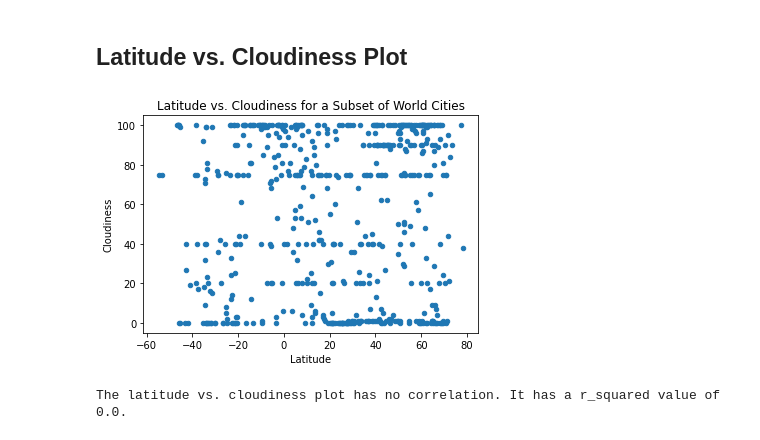
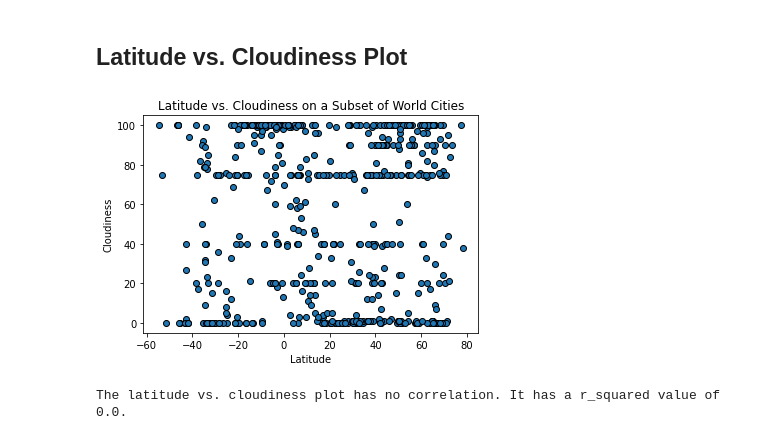
Before and after one commit to cjvilla/Analysis-of-Weather-and-Vacation-Patterns, a Jupyter notebook: WeatherPy/WeatherPy.ipynb, the cells around one changed output. Cells and saved outputs as stored; diff of their text form; code cells hidden in the pictures.

```diff
--- a/WeatherPy/WeatherPy.ipynb
+++ b/WeatherPy/WeatherPy.ipynb
@@ -201,9 +225,15 @@ lat_humid.savefig("./Images/lat_humid.png")
 # %% [markdown]
 ## Latitude vs. Cloudiness Plot
-# %%
-lat_cloud = weather_df.plot(kind = "scatter", x = "Latitude", y = "Cloudiness", xlabel="Latitude", ylabel="Cloudiness", title="Latitude vs. Cloudiness for a Subset of World Cities").get_figure()
-# %% [output]
-[figure, removed]
+# %%
+plt.scatter(weather_df.Latitude, weather_df.Cloudiness, edgecolors="black")
+plt.title("Latitude vs. Cloudiness on a Subset of World Cities")
+plt.xlabel("Latitude")
+plt.ylabel("Cloudiness")
+plt.savefig("./Images/lat_cloudiness.png")
+plt.show()
+plt.close()
+# %% [output]
+[figure, added]
 # %%
 correlation_matrix = np.corrcoef(weather_df.Latitude, weather_df.Cloudiness)
 correlation_xy = correlation_matrix[0,1]
```
Also changed, not shown: parts of 14 cells of this notebook, 8 other files.
